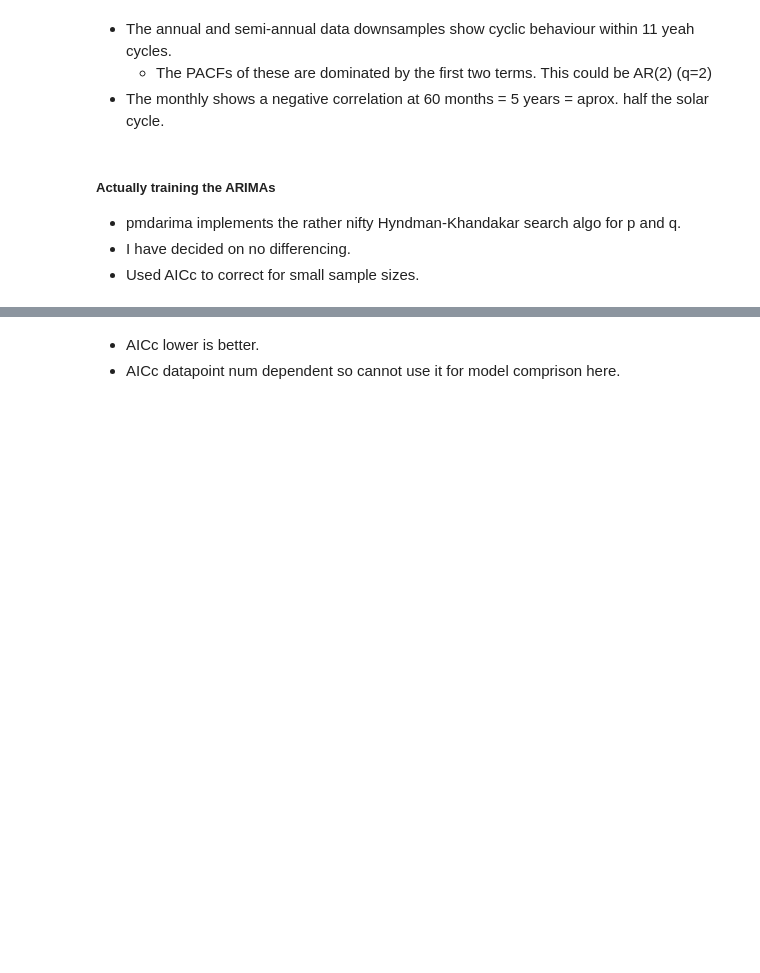
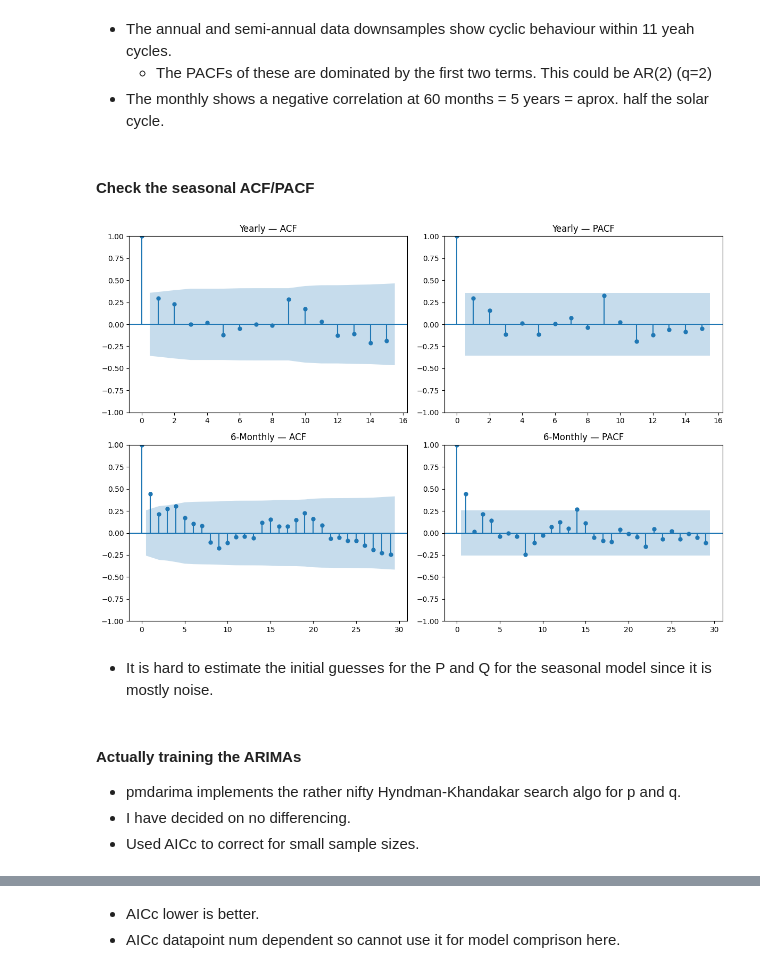
Before and after one commit to JoeyWee1/SolarCycleForecasting, a Jupyter notebook: Notebooks/ARIMA/ARIMA1_solar.ipynb, the cells around one changed output, grey strips where cells are left out. Cells and saved outputs as stored; diff of their text form; code cells hidden in the pictures; blank space fills up the shorter version.

```diff
--- a/Notebooks/ARIMA/ARIMA1_solar.ipynb
+++ b/Notebooks/ARIMA/ARIMA1_solar.ipynb
@@ -211,8 +215,45 @@ plt.show()
 - The annual and semi-annual data downsamples show cyclic behaviour within 11 yeah cycles.
     - The PACFs of these are dominated by the first two terms. This could be AR(2) (q=2)
 - The monthly shows a negative correlation at 60 months =  5 years = aprox. half the solar cycle.
+# %% [markdown]
+#### Check the seasonal ACF/PACF
+# %%
+# Calculate the ACF/PACF for the seasonal data
+
+# yearly
+m = 11
+seasonal_diff_year = train_df_year['sind_norm'].diff(m).dropna()
+
+# semiannual
+m = 22
+seasonal_diff_6me = train_df_6me['sind_norm'].diff(m).dropna()
+
+# Plot
+
+def _max_lags(diff):
+    n = len(diff)
+    return floor(n/2)
+
+fig, ax = plt.subplots(2, 2, figsize=(12, 8))
+
+plot_acf(seasonal_diff_year,   lags=_max_lags(seasonal_diff_year), ax=ax[0,0])
+plot_pacf(seasonal_diff_year,  lags=_max_lags(seasonal_diff_year), ax=ax[0,1])
+ax[0,0].set_title('Yearly — ACF')
+ax[0,1].set_title('Yearly — PACF')
+
+plot_acf(seasonal_diff_6me,    lags=_max_lags(seasonal_diff_6me), ax=ax[1,0])
+plot_pacf(seasonal_diff_6me,   lags=_max_lags(seasonal_diff_6me), ax=ax[1,1])
+ax[1,0].set_title('6-Monthly — ACF')
+ax[1,1].set_title('6-Monthly — PACF')
+
+plt.tight_layout()
+plt.show()
+# %% [output]
+[figure, added]
+# %% [markdown]
+- It is hard to estimate the initial guesses for the P and Q for the seasonal model since it is mostly noise.
 # %% [markdown]
-##### Actually training the ARIMAs
+#### Actually training the ARIMAs
 
 - pmdarima implements the rather nifty Hyndman-Khandakar search algo for p and q.
 - I have decided on no differencing.
```
Also changed, not shown: parts of 9 cells of this notebook.
